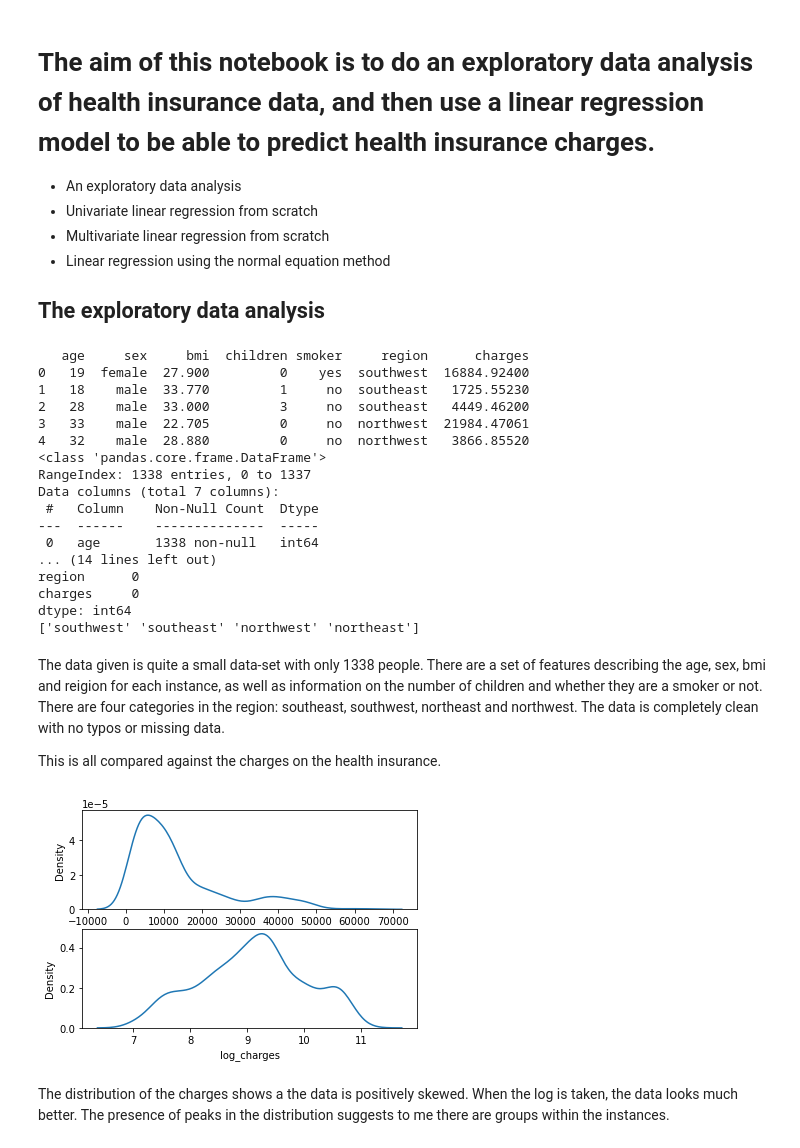
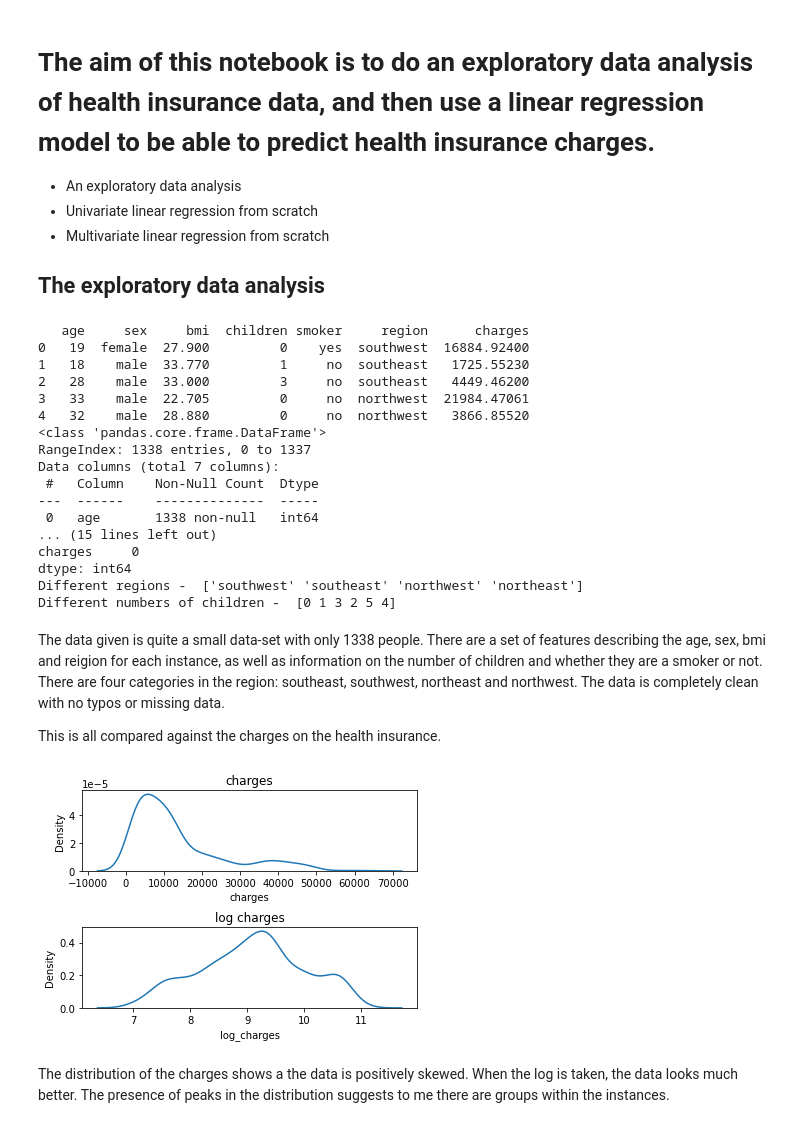
Before and after one commit to foxfoxfox7/Learning-machine-learning, a Jupyter notebook: linear_regression/health_insurance.ipynb, the cells around one changed output. Cells and saved outputs as stored; diff of their text form; code cells hidden in the pictures.

```diff
--- a/linear_regression/health_insurance.ipynb
+++ b/linear_regression/health_insurance.ipynb
@@ -15,15 +15,17 @@ warnings.filterwarnings('ignore')
 * An exploratory data analysis
 * Univariate linear regression from scratch
 * Multivariate linear regression from scratch
-* Linear regression using the normal equation method
 
 ## The exploratory data analysis
 # %%
-df = pd.read_csv('insurance.csv')
+# Importing the dataset
+df = pd.read_csv('./insurance.csv')
 print(df.head())
 print(df.info())
 print(df.isnull().sum())
-print(df['region'].unique())
+# Looking for how many unique values there are in the categorical features
+print('Different regions - ', df['region'].unique())
+print('Different numbers of children - ', df['children'].unique())
 # %% [output]
    age     sex     bmi  children smoker     region      charges
 0   19  female  27.900         0    yes  southwest  16884.92400
@@ -37,24 +39,27 @@ Data columns (total 7 columns):
  #   Column    Non-Null Count  Dtype
 ---  ------    --------------  -----
  0   age       1338 non-null   int64
-... (14 lines left out)
-region      0
+... (15 lines left out)
 charges     0
 dtype: int64
-['southwest' 'southeast' 'northwest' 'northeast']
+Different regions -  ['southwest' 'southeast' 'northwest' 'northeast']
+Different numbers of children -  [0 1 3 2 5 4]
 # %% [markdown]
 The data given is quite a small data-set with only 1338 people. There are a set of features describing the age, sex, bmi and reigion for each instance, as well as information on the number of children and whether they are a smoker or not. There are four categories in the region: southeast, southwest, northeast and northwest. The data is completely clean with no typos or missing data.
 
 This is all compared against the charges on the health insurance.
 # %%
+# Adding a log charges as well as charges to train a model to later
 df['log_charges'] = np.log(df['charges'])
 
+# PLotting the distribution of charges and log charges to check for normal distribution
 fig, ax = plt.subplots(nrows=2)
-sns.distplot(df['charges'], ax=ax[0], hist=False)#.set_title('charges')
-sns.distplot(df['log_charges'], ax=ax[1], hist=False)#.set_title('log charges')
+sns.distplot(df['charges'], ax=ax[0], hist=False).set_title('charges')
+sns.distplot(df['log_charges'], ax=ax[1], hist=False).set_title('log charges')
+plt.subplots_adjust(hspace=0.7)
 plt.show()
 # %% [output]
-[figure, old version]
+[figure, new version]
 # %% [markdown]
 The distribution of the charges shows a the data is positively skewed. When the log is taken, the data looks much better. The presence of peaks in the distribution suggests to me there are groups within the instances.
 # %%
```
Also changed, not shown: parts of 28 cells of this notebook, 38 other files.
